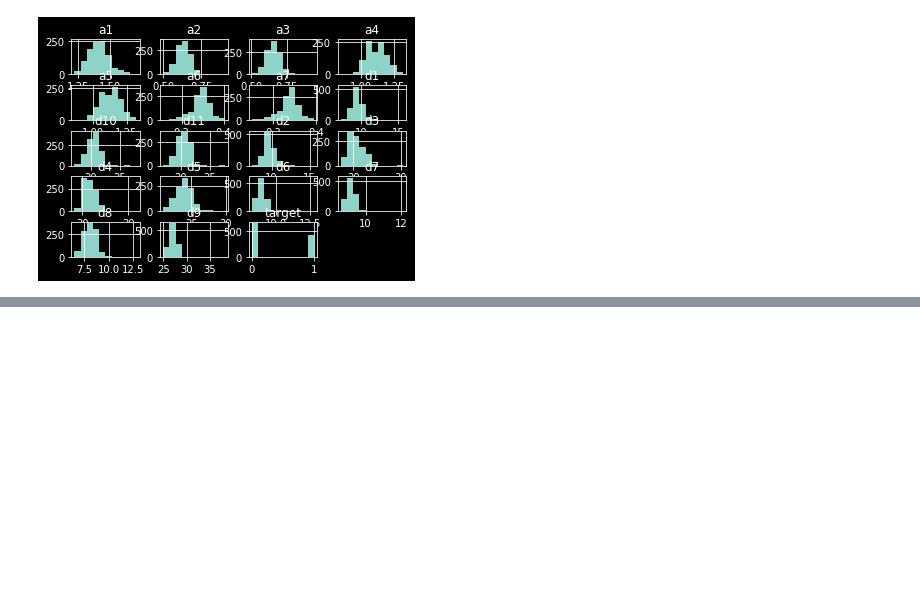
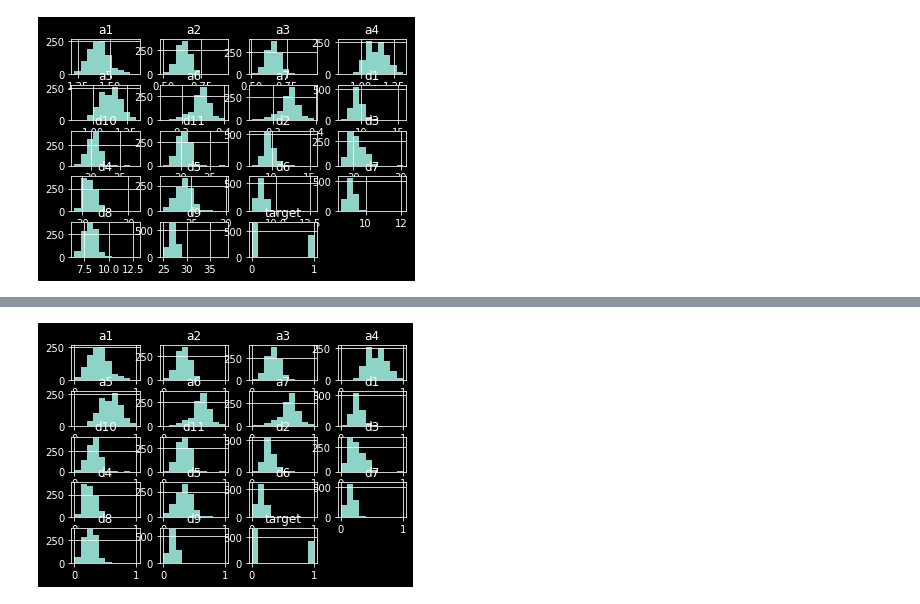
Before and after one commit to lionliu/GrammaticalFacialExpressionsDataMining, a Jupyter notebook: PreProcessing.ipynb, the cells around one changed output, grey strips where cells are left out. Drawn from its saved outputs; the diff is of its cells as text; code cells hidden in the pictures; blank space fills up the shorter version.

Commit message:
Added histogram

```diff
--- a/PreProcessing.ipynb
+++ b/PreProcessing.ipynb
@@ -53,3 +43,8 @@ normDataset.describe()
 | 50% | 0.258740 | 0.272653 | 0.232459 | 0.239477 | 0.336828 | 0.157713 | 0.166596 | 0.247052 | 0.156847 | 0.322712 | 0.338706 | ... |
 | 75% | 0.315532 | 0.326334 | 0.321607 | 0.317214 | 0.420421 | 0.194381 | 0.206805 | 0.324783 | 0.197812 | 0.381966 | 0.401944 | ... |
 | max | 1.000000 | 1.000000 | 1.000000 | 1.000000 | 1.000000 | 1.000000 | 1.000000 | 1.000000 | 1.000000 | 1.000000 | 1.000000 | ... |
+# %%
+normDataset.hist()
+plt.show()
+# %% [output]
+[figure, added]
```
Also changed, not shown: parts of 2 cells of this notebook.
